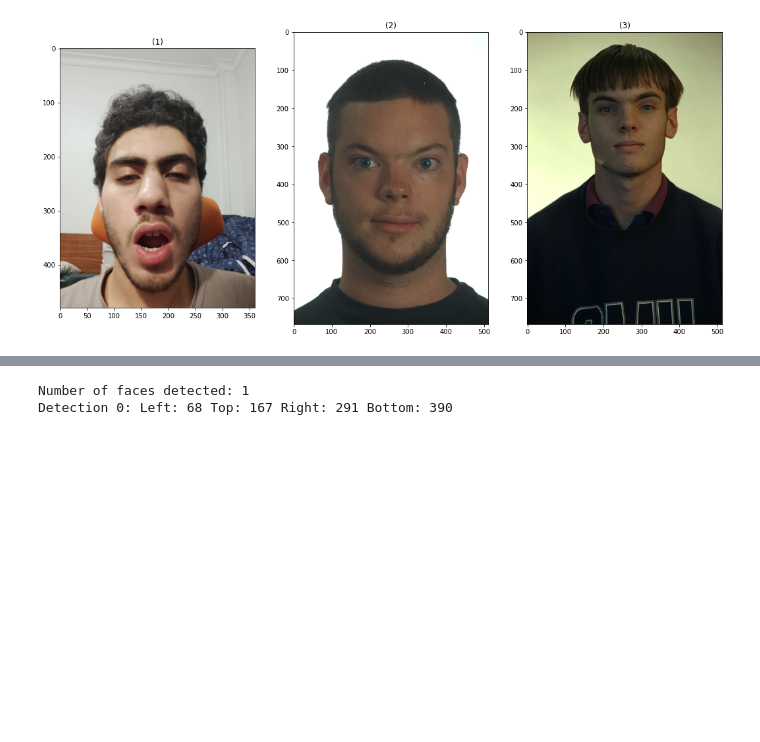
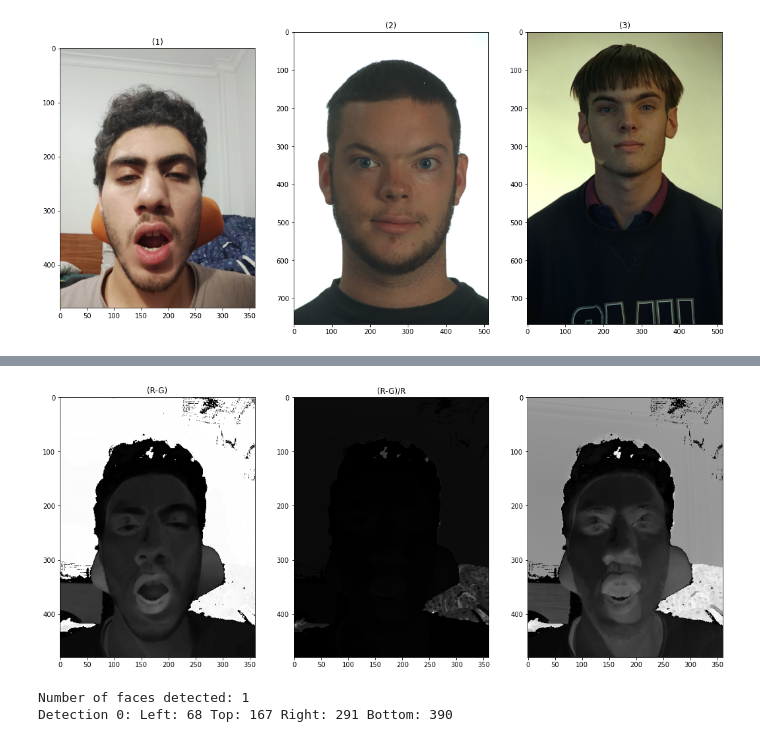
Before and after one commit to LoayMoh99/My_Social_Eye, a Jupyter notebook: Speaker_Detection/mouth_detection/MouthDetection.ipynb, the cells around one changed output, grey strips where cells are left out. Cells and saved outputs as stored; diff of their text form; code cells hidden in the pictures; blank space fills up the shorter version.

```diff
--- a/Speaker_Detection/mouth_detection/MouthDetection.ipynb
+++ b/Speaker_Detection/mouth_detection/MouthDetection.ipynb
@@ -34,3 +35,7 @@ show_images([img_open, img_sample,img_sample2])
+# %%
+show_images([(img_open[:,:,0]-img_open[:,:,1]),(img_open[:,:,0]-img_open[:,:,1])/img_open[:,:,0],2*np.arctan((img_open[:,:,0]-img_open[:,:,1])/img_open[:,:,0])/np.pi],["(R-G)","(R-G)/R",""])
+# %% [output]
+[figure, added]
 # %%
 def detectMouth(img):
     # detect face:
```
Also changed, not shown: parts of 18 cells of this notebook, 3 other files.
